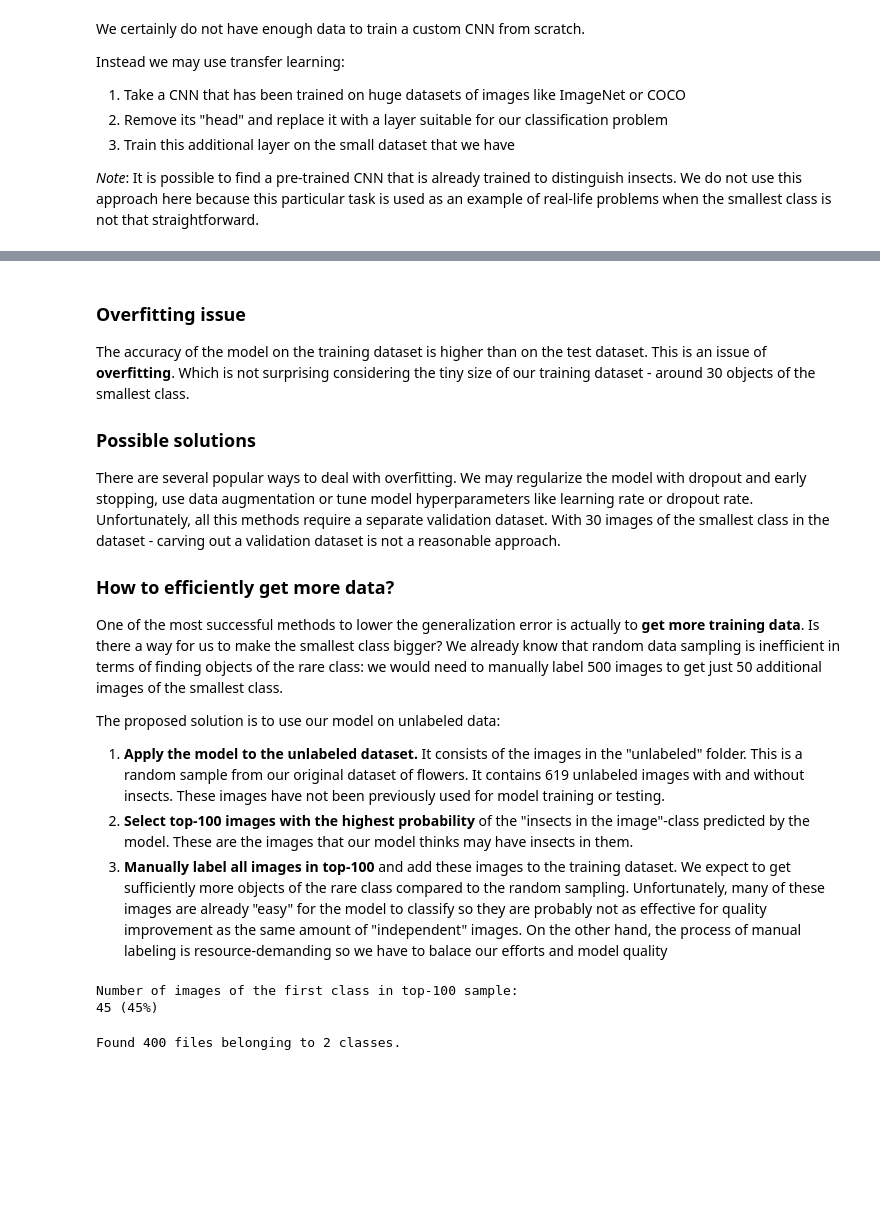
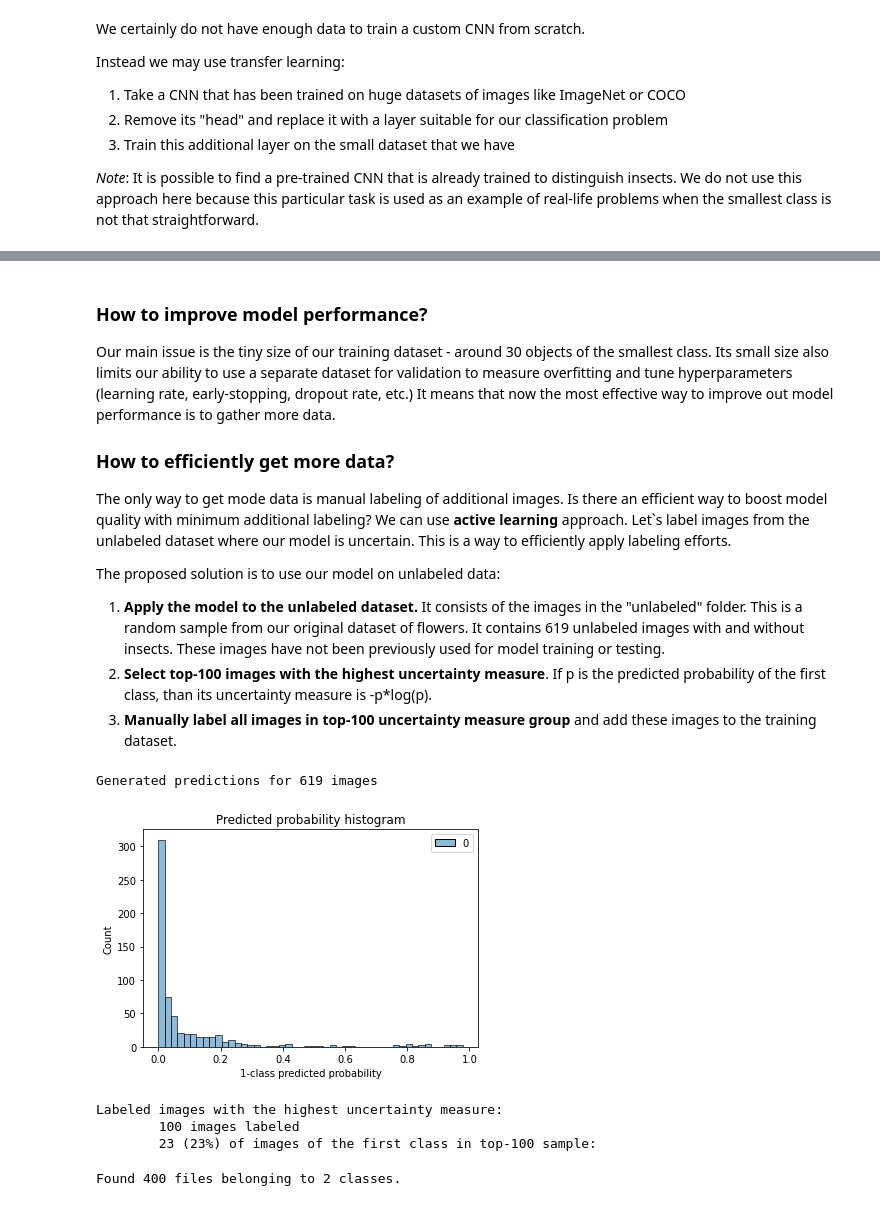
Before and after one commit to NataliaTarasovaNatoshir/NataliaTarasovaNatoshir, a Jupyter notebook: find_insects_on_flowers.ipynb, the cells around one changed output, grey strips where cells are left out. Cells and saved outputs as stored; diff of their text form; code cells hidden in the pictures; blank space fills up the shorter version.

```diff
--- a/find_insects_on_flowers.ipynb
+++ b/find_insects_on_flowers.ipynb
@@ -488,26 +512,27 @@ insects_images_transfer.head(50)
 # %% [markdown]
-### Overfitting issue
-The accuracy of the model on the training dataset is higher than on the test dataset. This is an issue of **overfitting**. Which is not surprising considering the tiny size of our training dataset - around 30 objects of the smallest class.
-
-### Possible solutions
-There are several popular ways to deal with overfitting. We may regularize the model with dropout and early stopping, use data augmentation or tune model hyperparameters like learning rate or dropout rate. Unfortunately, all this methods require a separate validation dataset. With 30 images of the smallest class in the dataset - carving out a validation dataset is not a reasonable approach.
+### How to improve model performance?
+Our main issue is the tiny size of our training dataset - around 30 objects of the smallest class. Its small size also limits our ability to use a separate dataset for validation to measure overfitting and tune hyperparameters (learning rate, early-stopping, dropout rate, etc.) It means that now the most effective way to improve out model performance is to gather more data.
 
 ### How to efficiently get more data?
-One of the most successful methods to lower the generalization error is actually to **get more training data**. Is there a way for us to make the smallest class bigger? We already know that random data sampling is inefficient in terms of finding objects of the rare class: we would need to manually label 500 images to get just 50 additional images of the smallest class.
+The only way to get mode data is manual labeling of additional images. Is there an efficient way to boost model quality with minimum additional labeling? We can use **active learning** approach. Let`s label images from the unlabeled dataset where our model is uncertain. This is a way to efficiently apply labeling efforts.
 
 The proposed solution is to use our model on unlabeled data:
 
 
 1.   **Apply the model to the unlabeled dataset.** It consists of the images in the "unlabeled" folder. This is a random sample from our original dataset of flowers. It contains 619 unlabeled images with and without insects. These images have not been previously used for model training or testing.
-2.   **Select top-100 images with the highest probability** of the "insects in the image"-class predicted by the model. These are the images that our model thinks may have insects in them.
-2.   **Manually label all images in top-100** and add these images to the training dataset.  We expect to get sufficiently more objects of the rare class compared to the random sampling. Unfortunately, many of these images are already "easy" for the model to classify so they are probably not as effective for quality improvement as the same amount of "independent" images. On the other hand, the process of manual labeling is resource-demanding so we have to balace our efforts and model quality
+2.   **Select top-100 images with the highest uncertainty measure**. If p is the predicted probability of the first class, than its uncertainty measure is \-p*log(p).
+2.   **Manually label all images in top-100 uncertainty measure group** and add these images to the training dataset.
 # %%
 # apply the model on unlabeled dataset and label top-100 images manually
 new_insects_df, new_insects_images = check_filtering(model=transfer_model, from_directory=True,
-                                                     img_path=os.path.join(DATA_DIR, 'unlabeled'), return_img_names=True, sample_size=100)
+                                                     img_path=os.path.join(DATA_DIR, 'unlabeled'), return_img_names=True, sample_size=100,
+                                                     use_uncertainty_measure=True)
 # %% [output]
-Number of images of the first class in top-100 sample:
-45 (45%)
+Generated predictions for 619 images
+[figure, added]
+Labeled images with the highest uncertainty measure:
+        100 images labeled
+        23 (23%) of images of the first class in top-100 sample:
 # %%
 # move 100 newly labeled images to the training folder
 move_files_by_names(file_names=new_insects_images, src_folder=os.path.join(DATA_DIR, 'unlabeled'),
```
Also changed, not shown: parts of 21 cells of this notebook.
